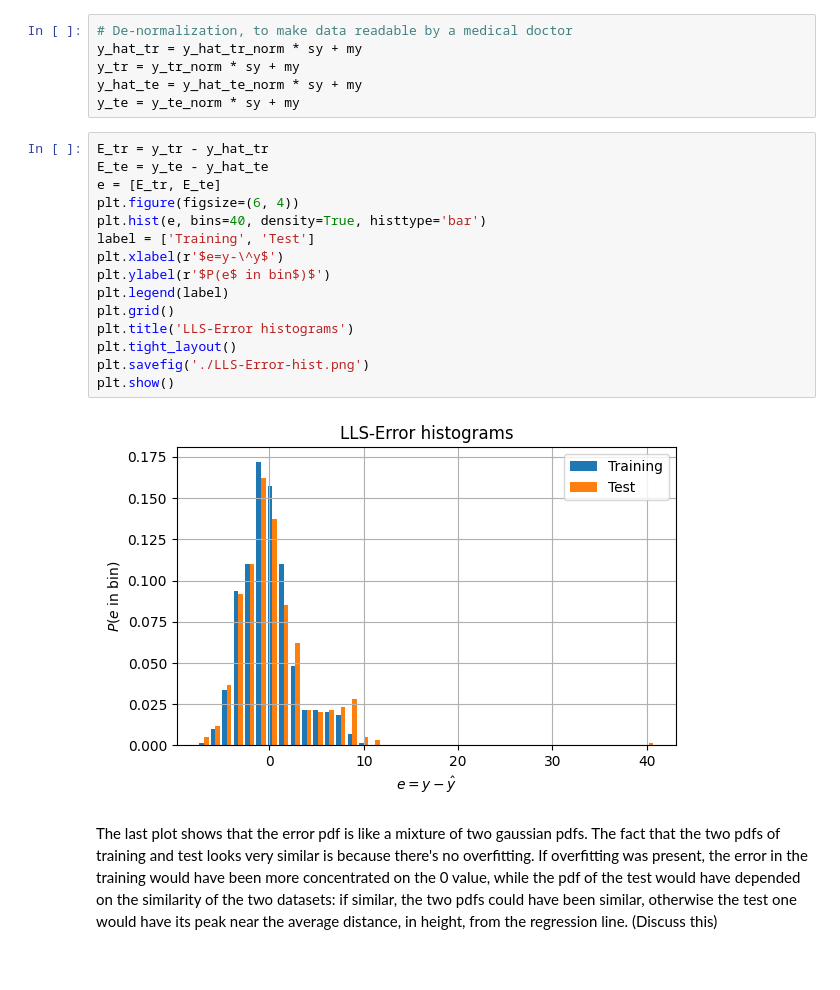
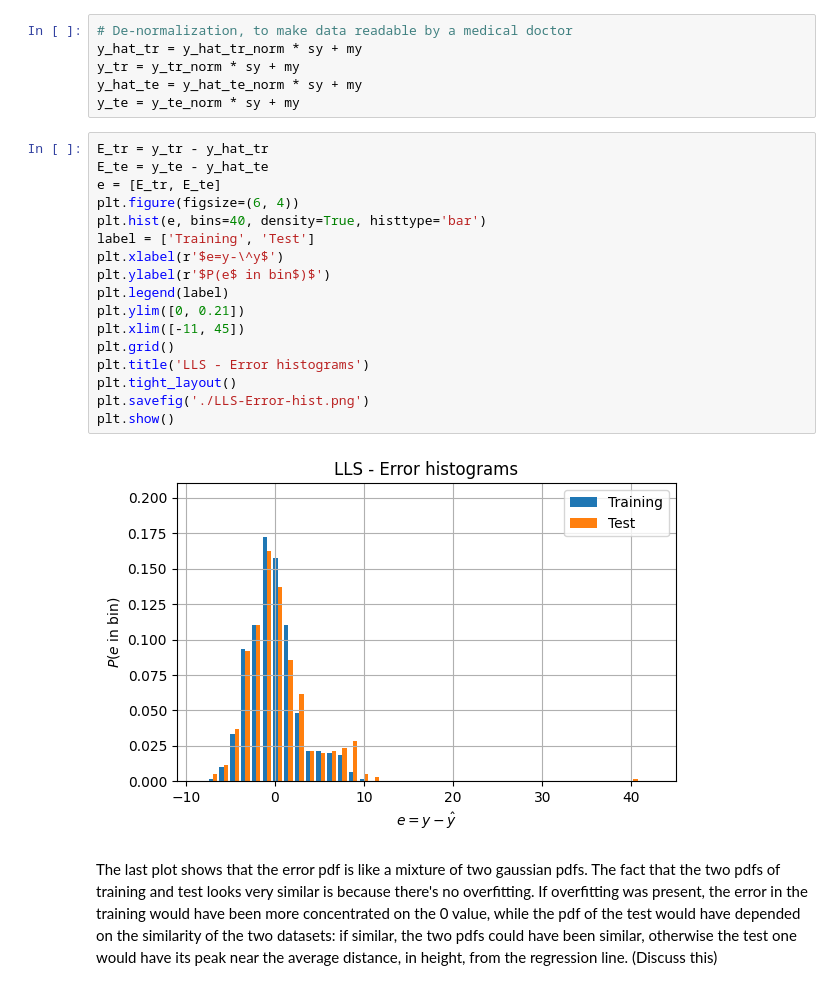
Before and after one commit to steurendo/ICT4Health, a Jupyter notebook: Lab1/lab1_part1.ipynb, the cells around one changed output. Drawn from its saved outputs; the diff is of its cells as text.

```diff
--- a/Lab1/lab1_part1.ipynb
+++ b/Lab1/lab1_part1.ipynb
@@ -159,20 +157,22 @@ y_te = y_te_norm * sy + my
 # %%
 E_tr = y_tr - y_hat_tr
 E_te = y_te - y_hat_te
 e = [E_tr, E_te]
 plt.figure(figsize=(6, 4))
 plt.hist(e, bins=40, density=True, histtype='bar')
 label = ['Training', 'Test']
 plt.xlabel(r'$e=y-\^y$')
 plt.ylabel(r'$P(e$ in bin$)$')
 plt.legend(label)
+plt.ylim([0, 0.21])
+plt.xlim([-11, 45])
 plt.grid()
-plt.title('LLS-Error histograms')
+plt.title('LLS - Error histograms')
 plt.tight_layout()
 plt.savefig('./LLS-Error-hist.png')
 plt.show()
 # %% [output]
-[figure, old version]
+[figure, new version]
 # %% [markdown]
 The last plot shows that the error pdf is like a mixture of two gaussian pdfs.
 The fact that the two pdfs of training and test looks very similar is because there's no overfitting. If overfitting
```
Also changed, not shown: parts of 7 cells of this notebook, 1 other file.
